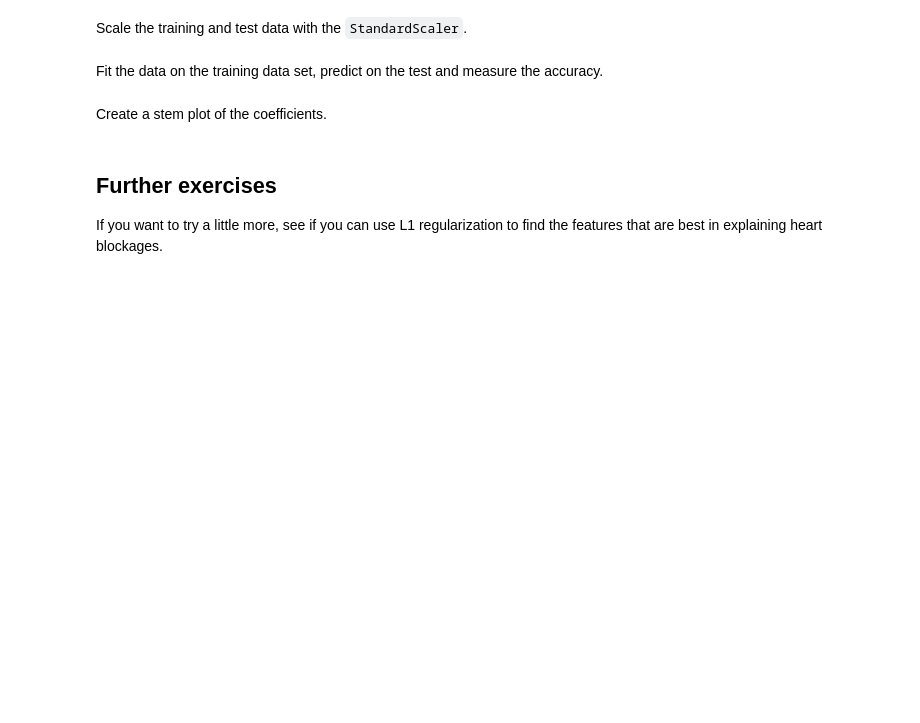
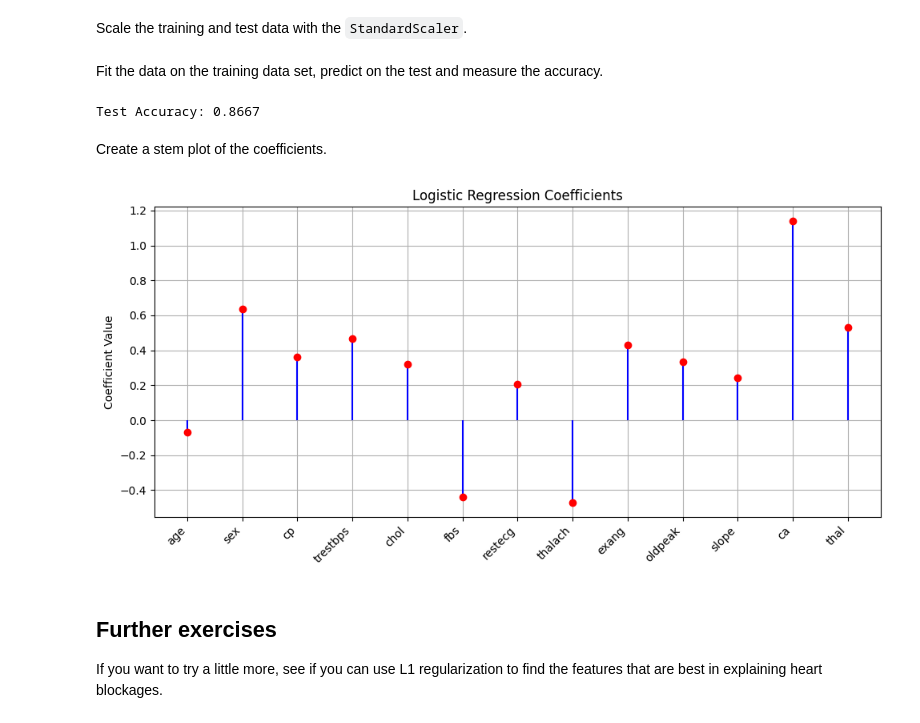
Before and after one commit to ryan-avancena/483-ml, a Jupyter notebook: 3_logistic_inclass.ipynb, the cells around one changed output. Cells and saved outputs as stored; diff of their text form; code cells hidden in the pictures; blank space fills up the shorter version.

```diff
--- a/3_logistic_inclass.ipynb
+++ b/3_logistic_inclass.ipynb
@@ -269,6 +270,8 @@ The target will be `num` which is the number of arterial blockages.  Get the tar
 # %%
 # TODO
 y = df['num']
+# %%
+y = (y > 0).astype(int)
 # %% [markdown]
 Get the data matrix `X` from all the attributes other than `num`.
 # %%
@@ -289,6 +292,12 @@ Scale the training and test data with the `StandardScaler`.
 from sklearn.preprocessing import StandardScaler
 
 # TODO
+
+scaler = StandardScaler()
+scaler.fit(Xtr)
+
+Xtr_scaled = scaler.transform(Xtr)
+Xts_scaled = scaler.transform(Xts)
 #  Xtr1 = ...
 #  Xts1 = ...
 # %% [markdown]
@@ -298,2 +305,16 @@ Fit the data on the training data set, predict on the test and measure the accur
+# %%
+# TODO
+from sklearn.linear_model import LogisticRegression
+from sklearn.metrics import accuracy_score
+
+model = LogisticRegression()
+model.fit(Xtr_scaled, ytr)
+
+y_pred = model.predict(Xts_scaled)
+
+accuracy = accuracy_score(yts, y_pred)
+print(f"Test Accuracy: {accuracy:.4f}")
+# %% [output]
+Test Accuracy: 0.8667
 # %% [markdown]
 Create a stem plot of the coefficients.
@@ -302,3 +321,25 @@ Create a stem plot of the coefficients.
+# %%
+# TODO
+coefs = model.coef_[0]
+
+# Create feature labels
+feature_names = X.columns if hasattr(X, 'columns') else [f'X{i}' for i in range(len(coefs))]
+
+# Plot
+plt.figure(figsize=(10, 5))
+markerline, stemlines, baseline = plt.stem(coefs)
+plt.setp(markerline, marker='o', markersize=6, color='red')
+plt.setp(stemlines, linestyle='-', color='blue')
+plt.setp(baseline, visible=False)
+
+plt.xticks(ticks=np.arange(len(coefs)), labels=feature_names, rotation=45, ha='right')
+plt.title("Logistic Regression Coefficients")
+plt.ylabel("Coefficient Value")
+plt.grid(True)
+plt.tight_layout()
+plt.show()
+# %% [output]
+[figure, added]
 # %% [markdown]
 ## Further exercises
 
```
Also changed, not shown: parts of 3 cells of this notebook, 1 other file.
